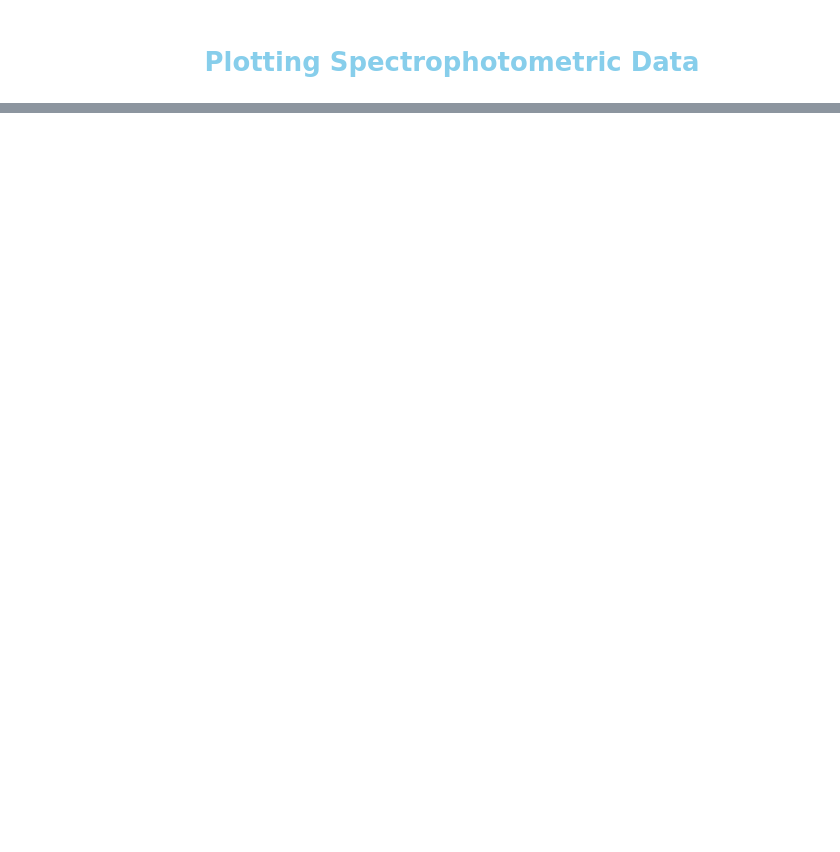
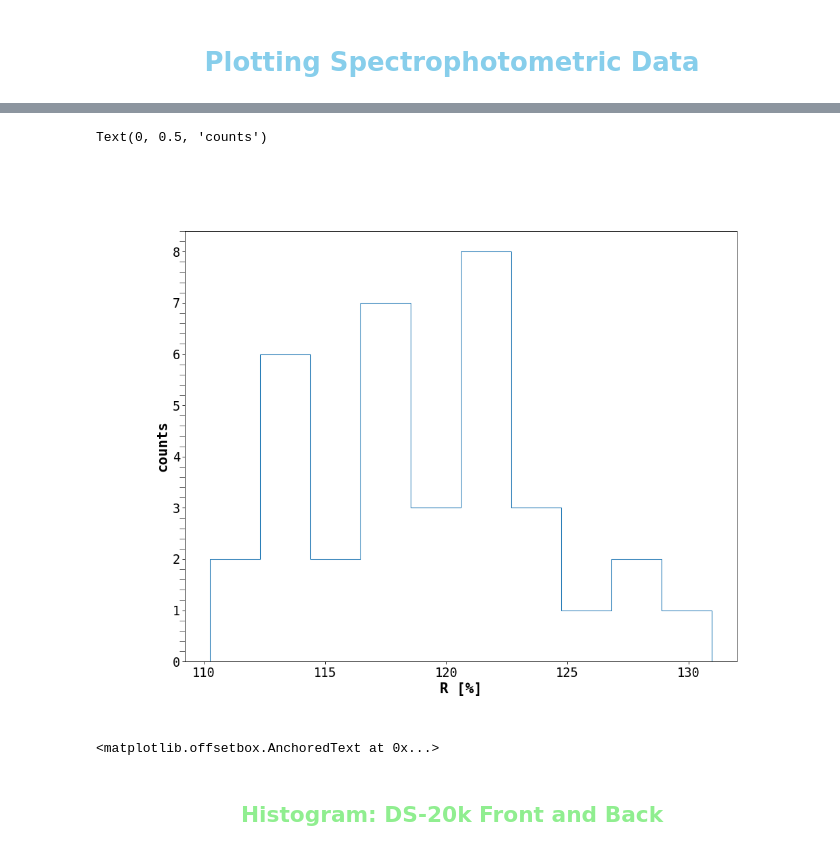
Before and after one commit to sarthchoudhary/ArGCAT, a Jupyter notebook: notebooks/plot_spectrophotometry.ipynb, the cells around one changed output, grey strips where cells are left out. Cells and saved outputs as stored; diff of their text form; code cells hidden in the pictures; blank space fills up the shorter version.

```diff
--- a/notebooks/plot_spectrophotometry.ipynb
+++ b/notebooks/plot_spectrophotometry.ipynb
@@ -101,4 +25,0 @@ from mpl_toolkits.axes_grid1.inset_locator import inset_axes
-# %%
-ax_inset = inset_axes(ax, width="45%", height="45%", loc='center',
-                        bbox_to_anchor=(-0.10, -0.05, 1, 1),
-                        bbox_transform=ax.transAxes);
@@ -110,0 +257,40 @@ No such comm: 7f1bb924d8d94650b578fd80f4addd9d
+# %%
+filename_pattern_ls = ['pen_argset_A*.txt', 'pen_argset_B*.txt', 'pen_argset_otherB_*.txt', 'pen_argset_C*.txt']
+
+PEN_R190_ls = []
+
+for index_file, filename_pattern in enumerate(filename_pattern_ls):
+    datafile_path_ls = glob(path.join(data_dir, filename_pattern))
+    for index_d, datafile_path in enumerate(datafile_path_ls):
+        datafile = pd.read_csv(datafile_path, delimiter="\t", decimal=",", skiprows=[0,1], names=['wavelength', 'R'])
+        PEN_R190_ls.append(datafile['R'][datafile['wavelength']==190].iloc[0])
+# %%
+fig4, ax4= plt.subplots(1, 1, figsize=[14, 11], dpi=75)
+
+hist_content, hist_edges, _histObjects = ax4.hist(PEN_R190_ls, bins=10, histtype='step')
+ax4.set_xlabel('R [%]', fontsize=20)
+ax4.set_ylabel('counts', fontsize=20)
+# %% [output]
+Text(0, 0.5, 'counts')
+[figure, added]
+# %%
+p0_input = [120, 4.9, 10]
+
+fitted_parameters, _pcov = curve_fit(f_gauss,
+                            hist_edges[:-1], hist_content, \
+                            # hist_edges[x_range], hist_content[x_range], \
+                            p0 = p0_input,
+                            )
+ax4.plot(hist_edges, f_gauss(hist_edges, *fitted_parameters))
+
+red_chisqr_value = red_chisq(hist_content, \
+    f_gauss(hist_edges[:-1], *fitted_parameters), fitted_parameters
+    )
+
+text_in_box = AnchoredText(f"statistics = {int(np.sum(hist_content))}" '\n$\\chi^{2}/\\nu$' f" = {red_chisqr_value:.2f}" '\n$\mu$' f' = {fitted_parameters[0]:.3f}' '\n$\sigma$' f' = {fitted_parameters[1]:.3f}',\
+                                        prop=dict(size=18), loc='upper right')
+ax4.add_artist(text_in_box)
+# %% [output]
+<matplotlib.offsetbox.AnchoredText at 0x...>
+# %% [markdown]
+<h2 style='color:lightgreen; text-align:center'> Histogram: DS-20k Front and Back </h2>
```
Also changed, not shown: parts of 45 cells of this notebook.
